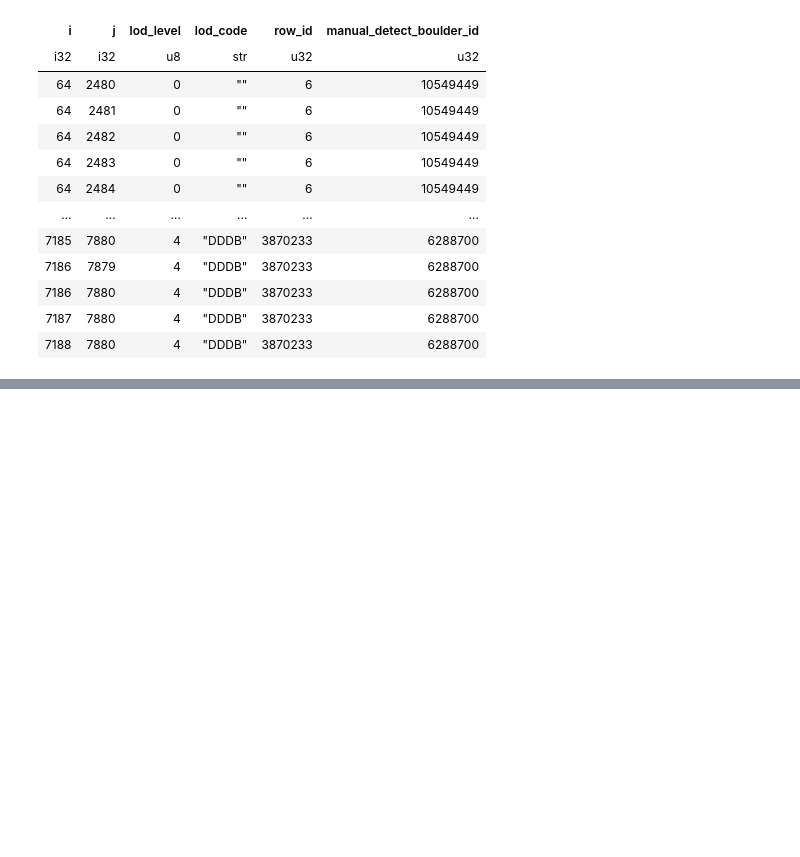
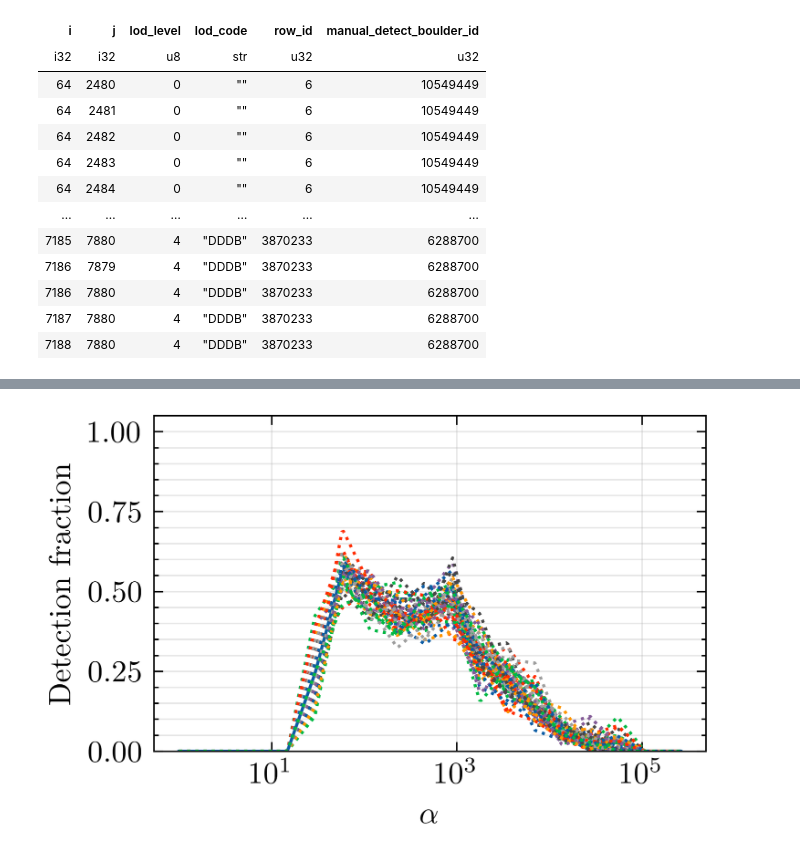
Before and after one commit to Joshua13764/QMAP, a Jupyter notebook: analysis/PSFDCont/investigate_S_from_manual_db_unmerged.ipynb, the cells around one changed output, grey strips where cells are left out. Saved outputs shown, nothing was run; the diff lists cells and outputs as text; code cells hidden in the pictures; blank space fills up the shorter version.

```diff
--- a/analysis/PSFDCont/investigate_S_from_manual_db_unmerged.ipynb
+++ b/analysis/PSFDCont/investigate_S_from_manual_db_unmerged.ipynb
@@ -196 +199,44 @@ plt.show()
+# %%
+from boulder_statistics.analysis.sensitivity_model import SensitivityModel
+x_smooth = np.geomspace(1, 512 ** 2, 300)
+
+
+sm = SensitivityModel(
+        df = db_jaccard_agg,
+        number_of_bins=16
+    )
+
+total_s = sm.best_p_function(x_smooth)
+
+plt.plot(
+    x_smooth,
+    total_s,
+    # label=r"$S(\alpha)$"
+)
+
+for i in range(50):
+    rng = np.random.default_rng(i)
+    plt.plot(
+        x_smooth,
+        sm.random_p_function(rng)(x_smooth),
+        # label=r"$S(\alpha)$",
+        ls = ":"
+    )
+
+plt.xscale("log")
+# plt.xlim(1, 512*512)
+plt.ylim(0, 1.05)
+plt.xlabel(r"$\alpha$")
+plt.ylabel("Detection fraction")
+plt.legend(
+    loc="center left",
+    bbox_to_anchor=(1.02, 0.5),
+    frameon=False
+)
+plt.tight_layout()
+plt.grid(True, which="both", alpha=0.3)
+# plt.savefig(".plots/S_alpha_vs_S_alpha_omega.png")
+plt.show()
+# %% [output]
+[figure, added]
 # %%
```
Also changed, not shown: parts of 8 cells of this notebook, 8 other files.
